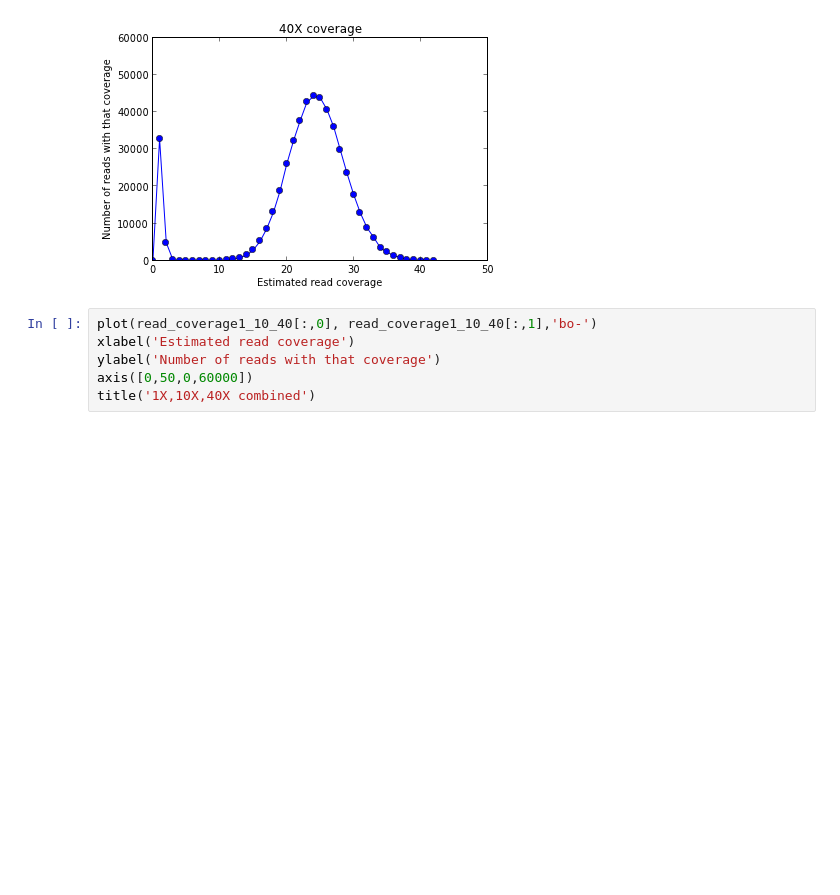
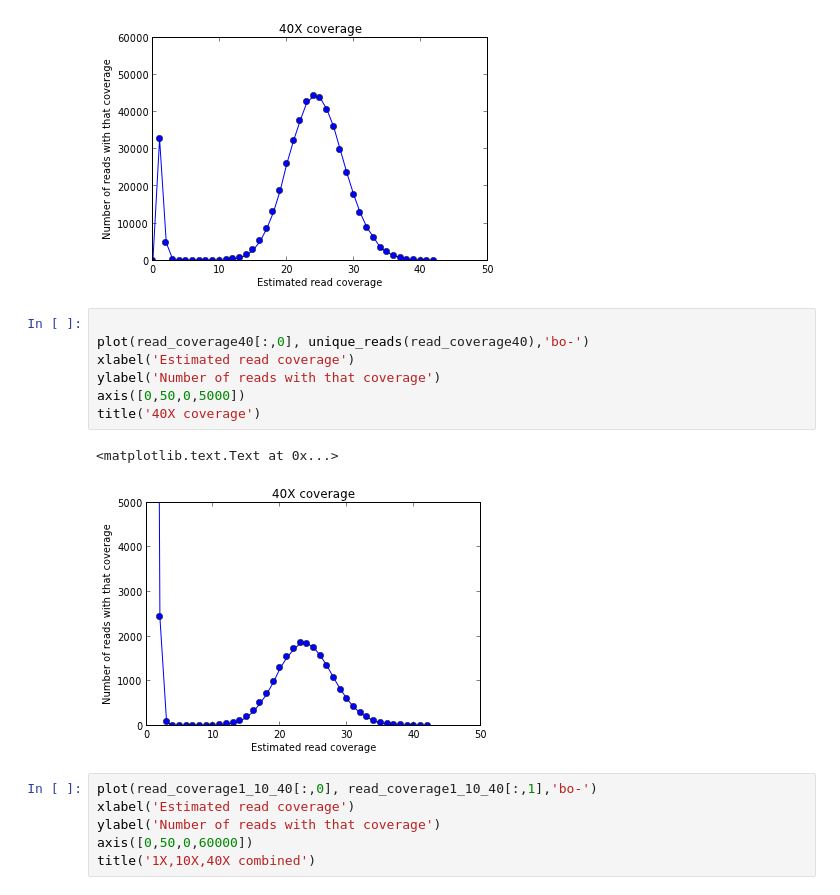
Before and after one commit to qingpeng/2013-diversity, a Jupyter notebook: notebook/evenness1017.ipynb, the cells around one changed output. Cells and saved outputs as stored; diff of their text form; blank space fills up the shorter version.

```diff
--- a/notebook/evenness1017.ipynb
+++ b/notebook/evenness1017.ipynb
@@ -52,6 +72,16 @@ title('40X coverage')
 # %% [output]
 <matplotlib.text.Text at 0x...>
 [figure]
+# %%
+
+plot(read_coverage40[:,0], unique_reads(read_coverage40),'bo-')
+xlabel('Estimated read coverage')
+ylabel('Number of reads with that coverage')
+axis([0,50,0,5000])
+title('40X coverage')
+# %% [output]
+<matplotlib.text.Text at 0x...>
+[figure, added]
 # %%
 plot(read_coverage1_10_40[:,0], read_coverage1_10_40[:,1],'bo-')
 xlabel('Estimated read coverage')
```
Also changed, not shown: parts of 6 cells of this notebook, 41 other files.
